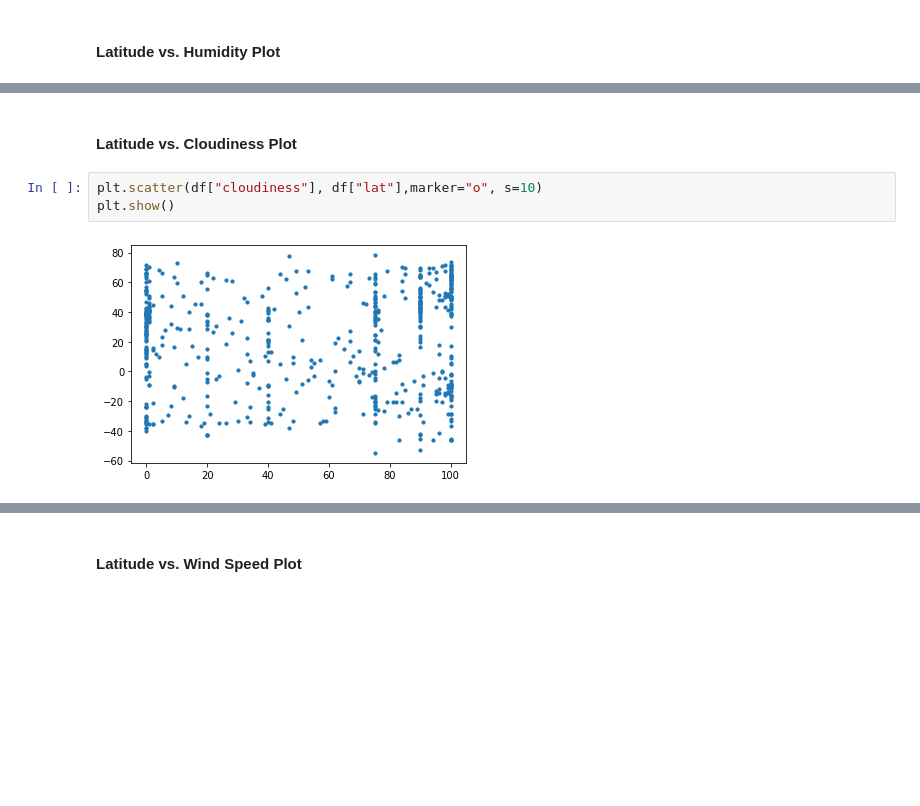
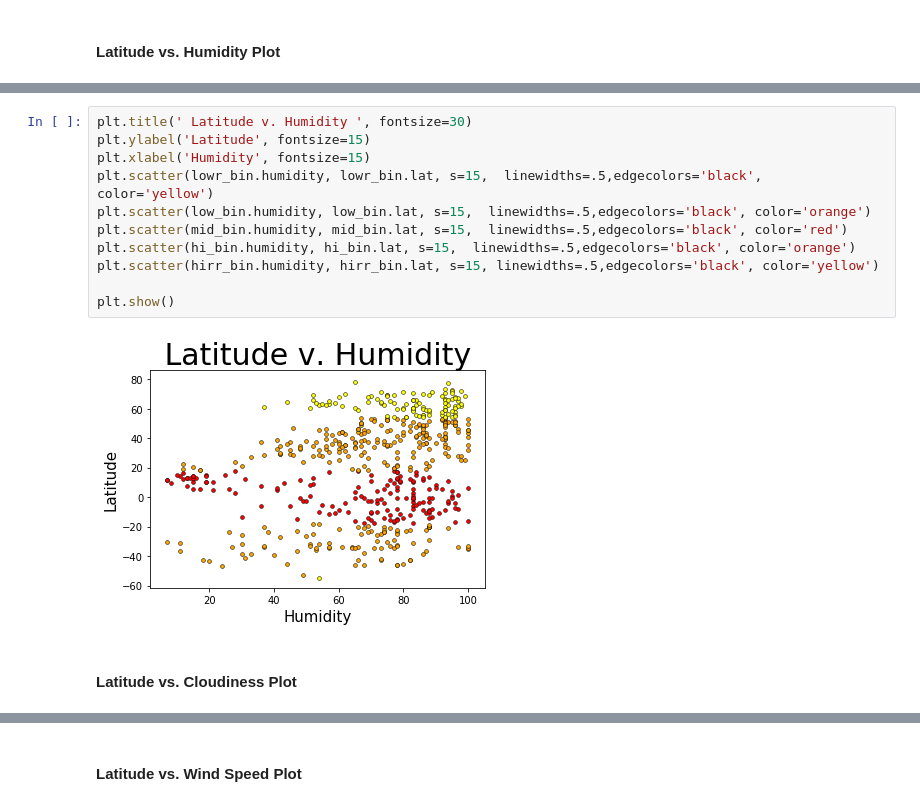
Before and after one commit to misinglink/python_API_challenge, a Jupyter notebook: WeatherPy.ipynb, the cells around one changed output, grey strips where cells are left out. Saved outputs shown, nothing was run; the diff lists cells and outputs as text; blank space fills up the shorter version.

```diff
--- a/WeatherPy.ipynb
+++ b/WeatherPy.ipynb
@@ -178,7 +167,15 @@ plt.show()
+# %%
+plt.title(' Latitude v. Humidity ', fontsize=30)
+plt.ylabel('Latitude', fontsize=15)
+plt.xlabel('Humidity', fontsize=15)
+plt.scatter(lowr_bin.humidity, lowr_bin.lat, s=15,  linewidths=.5,edgecolors='black', color='yellow')
+plt.scatter(low_bin.humidity, low_bin.lat, s=15,  linewidths=.5,edgecolors='black', color='orange')
+plt.scatter(mid_bin.humidity, mid_bin.lat, s=15,  linewidths=.5,edgecolors='black', color='red')
+plt.scatter(hi_bin.humidity, hi_bin.lat, s=15,  linewidths=.5,edgecolors='black', color='orange')
+plt.scatter(hirr_bin.humidity, hirr_bin.lat, s=15, linewidths=.5,edgecolors='black', color='yellow')
+
+plt.show()
+# %% [output]
+[figure, added]
 # %% [markdown]
 #### Latitude vs. Cloudiness Plot
-# %%
-plt.scatter(df["cloudiness"], df["lat"],marker="o", s=10)
-plt.show()
-# %% [output]
-[figure, removed]
```
Also changed, not shown: parts of 15 cells of this notebook, 2 other files.
